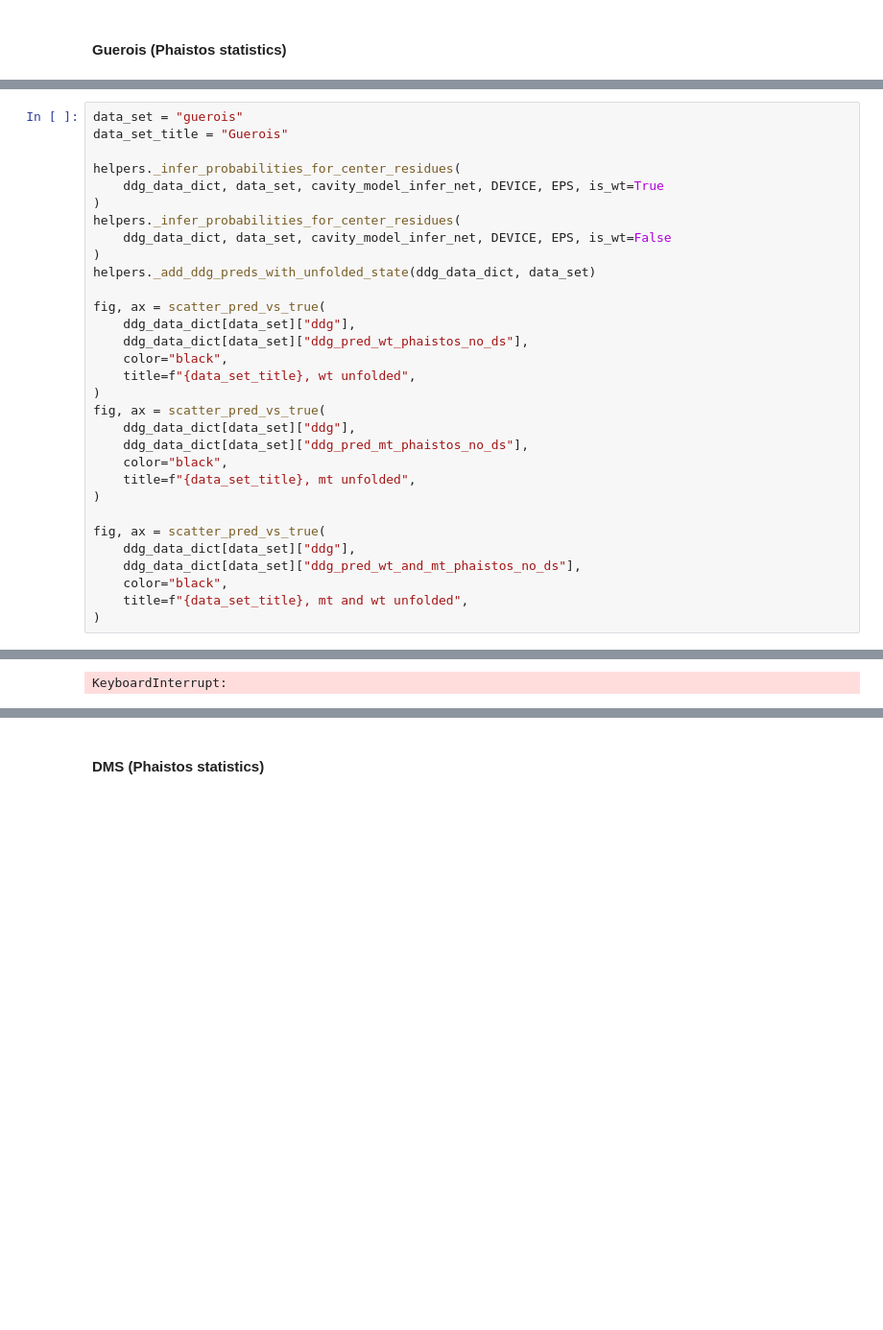
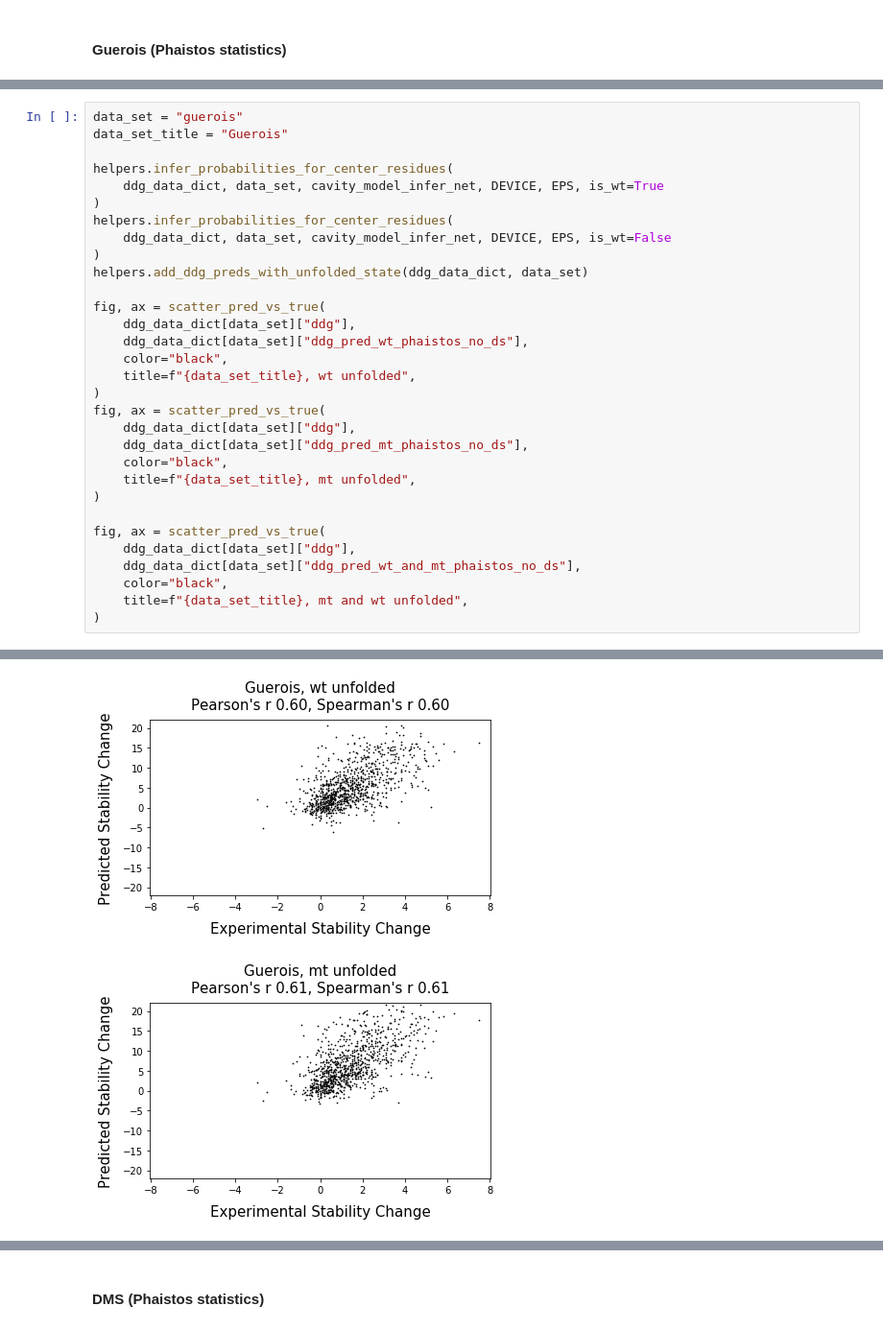
Before and after one commit to maher-kassem/cavity_model, a Jupyter notebook: cavity_model_pipeline.ipynb, the cells around one changed output, grey strips where cells are left out. Shown at 96% size. Saved outputs shown, nothing was run; the diff lists cells and outputs as text; blank space fills up the shorter version.

```diff
--- a/cavity_model_pipeline.ipynb
+++ b/cavity_model_pipeline.ipynb
@@ -439,13 +437,13 @@ fig, ax = scatter_pred_vs_true(
 data_set = "guerois"
 data_set_title = "Guerois"
 
-helpers._infer_probabilities_for_center_residues(
+helpers.infer_probabilities_for_center_residues(
     ddg_data_dict, data_set, cavity_model_infer_net, DEVICE, EPS, is_wt=True
 )
-helpers._infer_probabilities_for_center_residues(
+helpers.infer_probabilities_for_center_residues(
     ddg_data_dict, data_set, cavity_model_infer_net, DEVICE, EPS, is_wt=False
 )
-helpers._add_ddg_preds_with_unfolded_state(ddg_data_dict, data_set)
+helpers.add_ddg_preds_with_unfolded_state(ddg_data_dict, data_set)
 
 fig, ax = scatter_pred_vs_true(
     ddg_data_dict[data_set]["ddg"],
@@ -487 +485,2 @@ fig, ax = scatter_pred_vs_true(
-KeyboardInterrupt:
+[figure, added]
+[figure, added]
```
Also changed, not shown: parts of 22 cells of this notebook, 2 other files.
